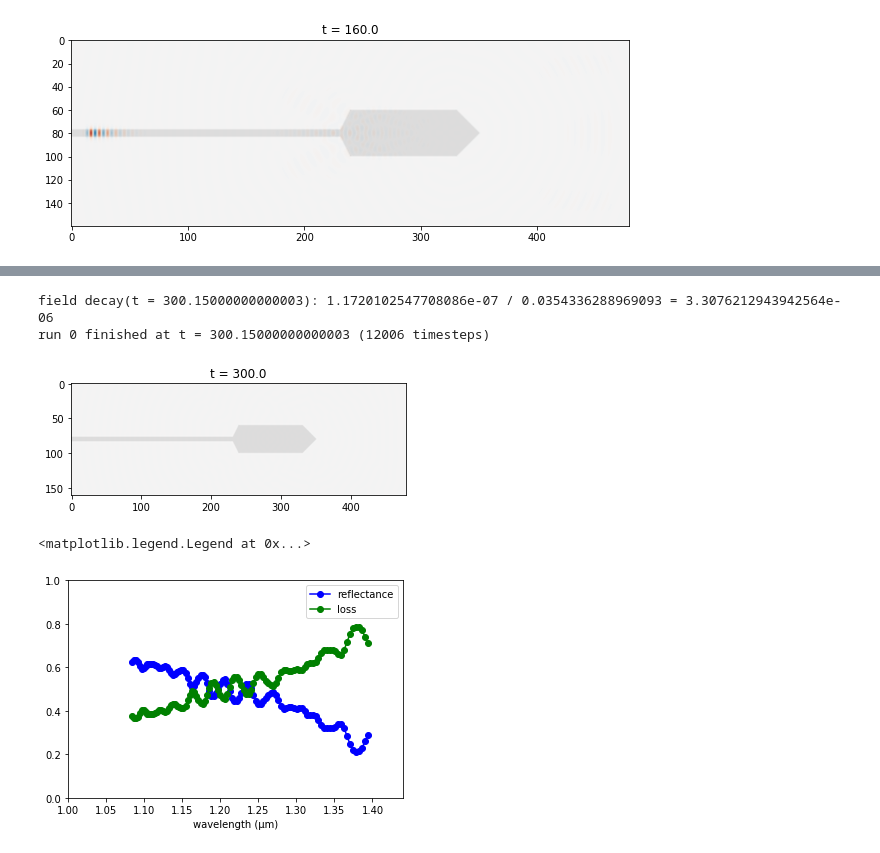
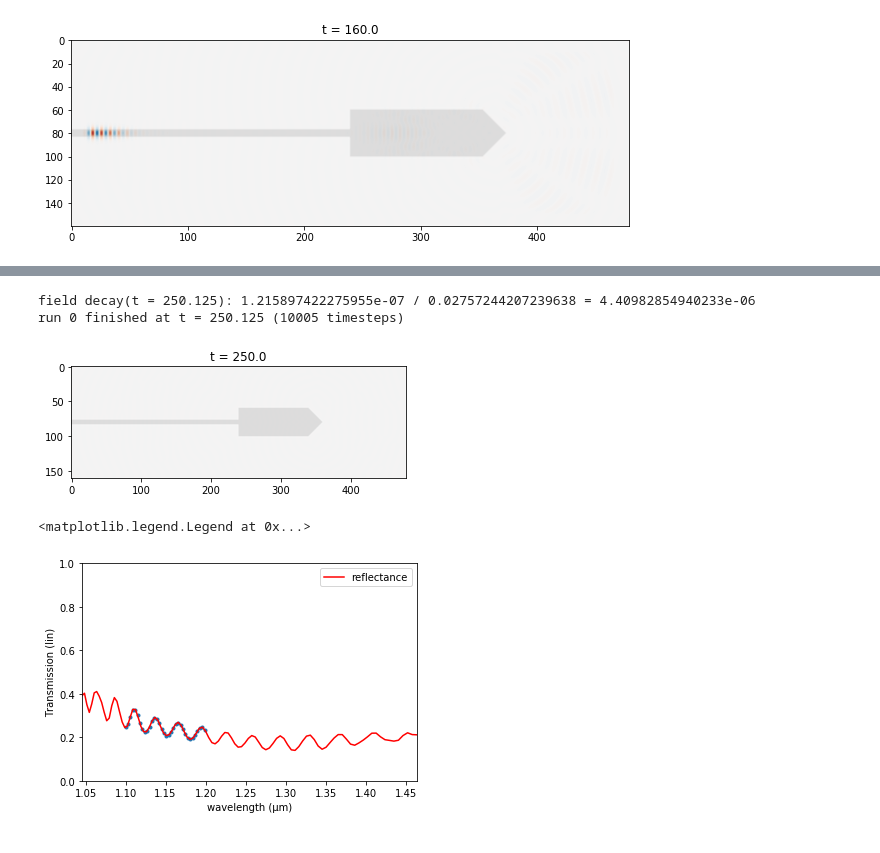
Before and after one commit to atait/jupyter-meep, a Jupyter notebook: notebooks/Cavities/MMI_1x2.ipynb, the cells around one changed output, grey strips where cells are left out. Cells and saved outputs as stored; diff of their text form; code cells hidden in the pictures.

Commit message:
saving fine data for shovels

```diff
--- a/notebooks/Cavities/MMI_1x2.ipynb
+++ b/notebooks/Cavities/MMI_1x2.ipynb
@@ -91,7 +109,7 @@ sim = mp.Simulation(cell_size=cell,
                     geometry=geometry,
                     sources=sources,
                     resolution=resolution,
-                    symmetries=[mp.Mirror(mp.Y)],
+                    symmetries=[mp.Mirror(mp.Y, phase=-1)],
                     progress_interval=1e6)
 
 eps_data = show_geometry(sim)
@@ -103,3 +121,6 @@ run 0 finished at t = 1.0 (40 timesteps)
+# %%
+def livefield(sim):
+    liveplot(sim, mp.Ey)
 # %%
 def plot_sim(until=200):
     sim.reset_meep()
@@ -162,42 +186,46 @@ field decay(t = 200.10000000000002): 3.654055967991629e-15 / 0.03506887449338367
 run 0 finished at t = 200.10000000000002 (8004 timesteps)
 [figure]
 # %%
-sim.reset_meep()
-sim = mp.Simulation(cell_size=cell,
-                    boundary_layers=pml_layers,
-                    geometry=geometry,
-                    sources=sources,
-                    resolution=resolution,
-                    symmetries=[mp.Mirror(mp.Y)],
-                    progress_interval=1e6)
-# reflected flux
-refl = sim.add_flux(fcen, df, nfreq, refl_fr)
-# for normal run, load negated fields to subtract incident from refl. fields
-sim.load_minus_flux_data(refl, straight_refl_data)
+def do_trial(straight_refl_data, with_geometry=geometry, do_live=True):
+    sim = mp.Simulation(cell_size=cell,
+                        boundary_layers=pml_layers,
+                        geometry=with_geometry,
+                        sources=sources,
+                        resolution=resolution,
+                        symmetries=[mp.Mirror(mp.Y, phase=-1)],
+#                         progress_interval=1e6,
+                       )
+    sim.reset_meep()
+    # reflected flux
+    refl_fr = mp.FluxRegion(center=mp.Vector3(-cell.x / 2 + dpml + .5,0,0), size=mp.Vector3(0,2*sm_width,0))
+    refl = sim.add_flux(fcen, df, nfreq, refl_fr)
+    # for normal run, load negated fields to subtract incident from refl. fields
+    sim.load_minus_flux_data(refl, straight_refl_data)
 
-monitor_pt = mp.Vector3(-cell.x/2+dpml+0.5,0)
-sim.run(mp.at_beginning(liveplot),
-        mp.at_every(5, liveplot),
-        until_after_sources=mp.stop_when_fields_decayed(50,mp.Ez, monitor_pt,1e-5))
+    monitor_pt = mp.Vector3(0,0)
+    run_args = (mp.at_beginning(livefield), mp.at_every(5, livefield),) if do_live else tuple()
+    sim.run(*run_args,
+            until_after_sources=mp.stop_when_fields_decayed(50,mp.Ey, monitor_pt,1e-3))
+    return refl
 
-bend_refl_flux = mp.get_fluxes(refl)
-flux_freqs = mp.get_flux_freqs(refl)
+refl = do_trial(straight_refl_data, with_geometry=give_geometry(MMI_length=5))
+bend_refl_flux = np.array(mp.get_fluxes(refl))
+flux_freqs = np.array(mp.get_flux_freqs(refl))
 # %% [output]
-field decay(t = 300.15000000000003): 1.1720102547708086e-07 / 0.0354336288969093 = 3.3076212943942564e-06
-run 0 finished at t = 300.15000000000003 (12006 timesteps)
+field decay(t = 250.125): 1.215897422275955e-07 / 0.02757244207239638 = 4.40982854940233e-06
+run 0 finished at t = 250.125 (10005 timesteps)
 [figure]
 # %%
-wl = []
-Rs = []
-for i in range(nfreq):
-    wl = np.append(wl, 1/flux_freqs[i])
-    Rs = np.append(Rs,-bend_refl_flux[i]/straight_tran_flux[i])
-
-plt.plot(wl,Rs,'bo-',label='reflectance')
-plt.plot(wl,1-Rs,'go-',label='loss')
-plt.axis([1.0, 1.44, 0, 1])
+wl = 1 / flux_freqs
+Rs = -bend_refl_flux/np.array(straight_tran_flux)
+spct = Spectrum(wl[::-1], Rs[::-1], inDbm=False)
+spct.crop([1.1,1.2]).simplePlot('.')
+plt.plot(wl,Rs,'r-',label='reflectance')
+# plt.plot(wl,1-Rs,'go-',label='loss')
+# plt.axis([1.0, 1.44, 0, 1])
+plt.ylim([0,1])
 plt.xlabel("wavelength (μm)")
 plt.legend(loc="upper right")
 # %% [output]
 <matplotlib.legend.Legend at 0x...>
-[figure, old version]
+[figure, new version]
```
Also changed, not shown: parts of 8 cells of this notebook, 4 other files.
